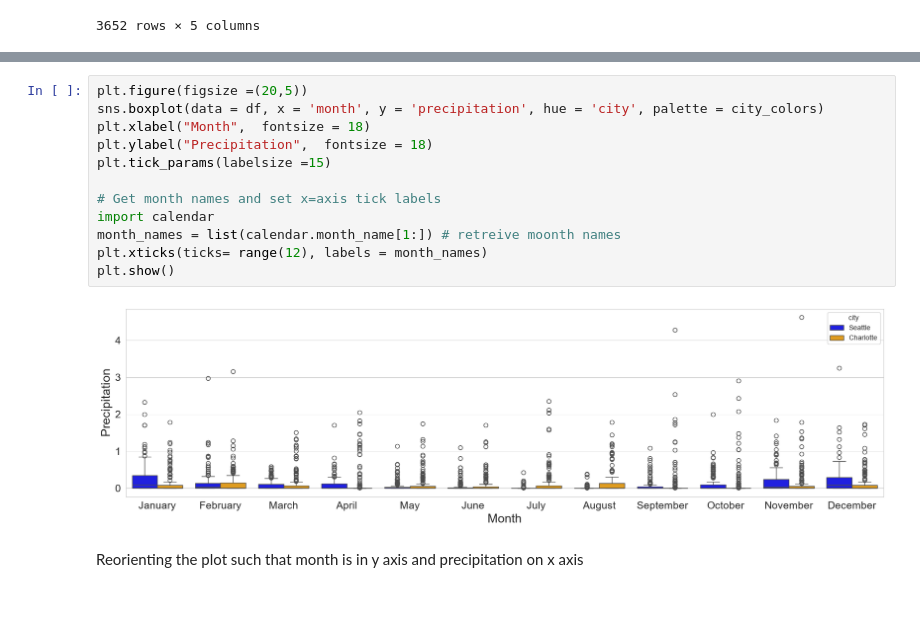
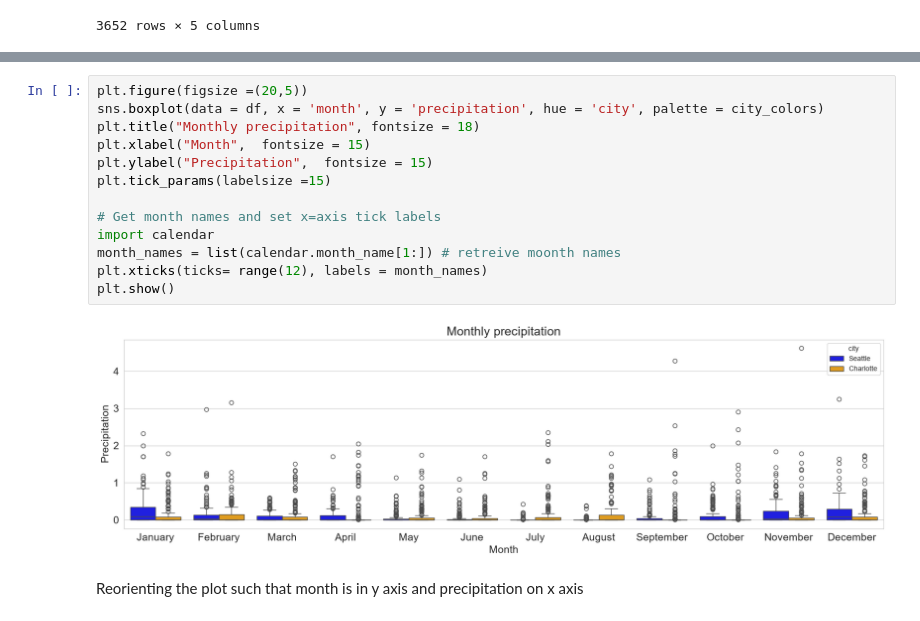
Before and after one commit to binay8/weather, a Jupyter notebook: code/Weather_Project_SEA_CHA.ipynb, the cells around one changed output, grey strips where cells are left out. Cells and saved outputs as stored; diff of their text form.

```diff
--- a/code/Weather_Project_SEA_CHA.ipynb
+++ b/code/Weather_Project_SEA_CHA.ipynb
@@ -543,17 +494,18 @@ Name: date, Length: 3652, dtype: str
 # %%
 plt.figure(figsize =(20,5))
 sns.boxplot(data = df, x = 'month', y = 'precipitation', hue = 'city', palette = city_colors)
-plt.xlabel("Month",  fontsize = 18)
-plt.ylabel("Precipitation",  fontsize = 18)
+plt.title("Monthly precipitation", fontsize = 18)
+plt.xlabel("Month",  fontsize = 15)
+plt.ylabel("Precipitation",  fontsize = 15)
 plt.tick_params(labelsize =15)
 
 # Get month names and set x=axis tick labels
 import calendar
 month_names = list(calendar.month_name[1:]) # retreive moonth names
 plt.xticks(ticks= range(12), labels = month_names)
 plt.show()
 # %% [output]
-[figure, old version]
+[figure, new version]
 # %% [markdown]
 Reorienting the plot such that month is in y axis and precipitation on x axis
 # %%
```
Also changed, not shown: parts of 76 cells of this notebook.
